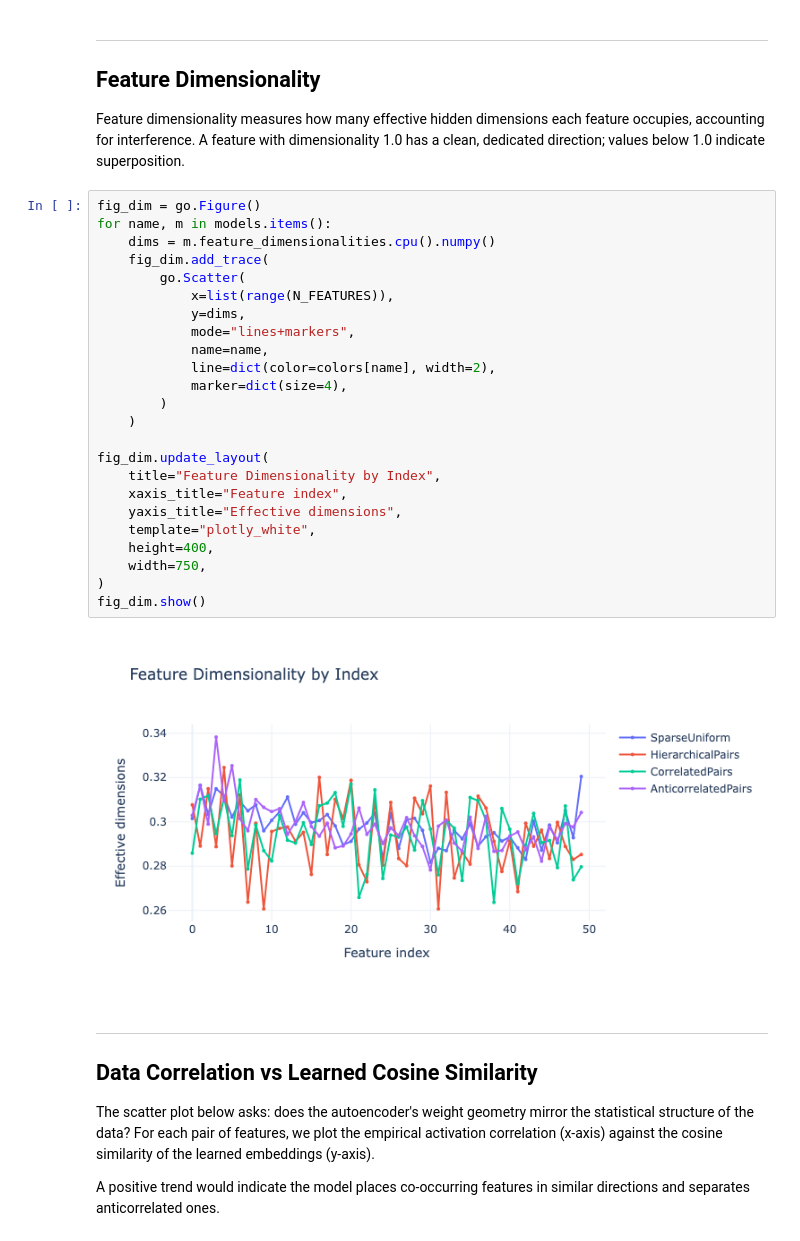
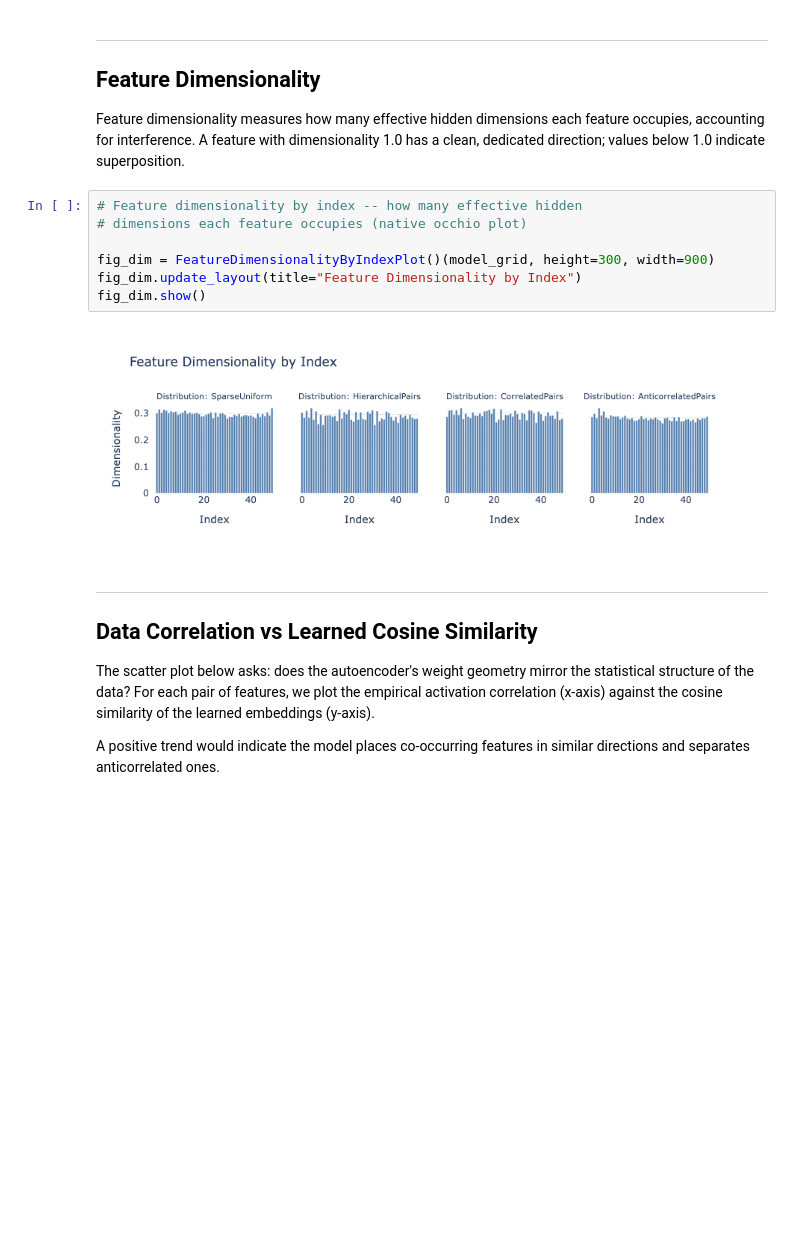
Before and after one commit to OliverSieweke/occhio, a Jupyter notebook: examples/correlated_features.ipynb, the cells around one changed output. Saved outputs shown, nothing was run; the diff lists cells and outputs as text; blank space fills up the shorter version.

```diff
--- a/examples/correlated_features.ipynb
+++ b/examples/correlated_features.ipynb
@@ -491,32 +441,15 @@ Feature dimensionality measures how many effective hidden dimensions
 each feature occupies, accounting for interference. A feature with
 dimensionality 1.0 has a clean, dedicated direction; values below
 1.0 indicate superposition.
-# %%
-fig_dim = go.Figure()
-for name, m in models.items():
-    dims = m.feature_dimensionalities.cpu().numpy()
-    fig_dim.add_trace(
-        go.Scatter(
-            x=list(range(N_FEATURES)),
-            y=dims,
-            mode="lines+markers",
-            name=name,
-            line=dict(color=colors[name], width=2),
-            marker=dict(size=4),
-        )
-    )
-
-fig_dim.update_layout(
-    title="Feature Dimensionality by Index",
-    xaxis_title="Feature index",
-    yaxis_title="Effective dimensions",
-    template="plotly_white",
-    height=400,
-    width=750,
-)
-fig_dim.show()
-# %% [output]
-[figure, removed]
+# %%
+# Feature dimensionality by index -- how many effective hidden
+# dimensions each feature occupies (native occhio plot)
+
+fig_dim = FeatureDimensionalityByIndexPlot()(model_grid, height=300, width=900)
+fig_dim.update_layout(title="Feature Dimensionality by Index")
+fig_dim.show()
+# %% [output]
+[figure, added]
 # %% [markdown]
 ---
 ## Data Correlation vs Learned Cosine Similarity
```
Also changed, not shown: parts of 7 cells of this notebook.
